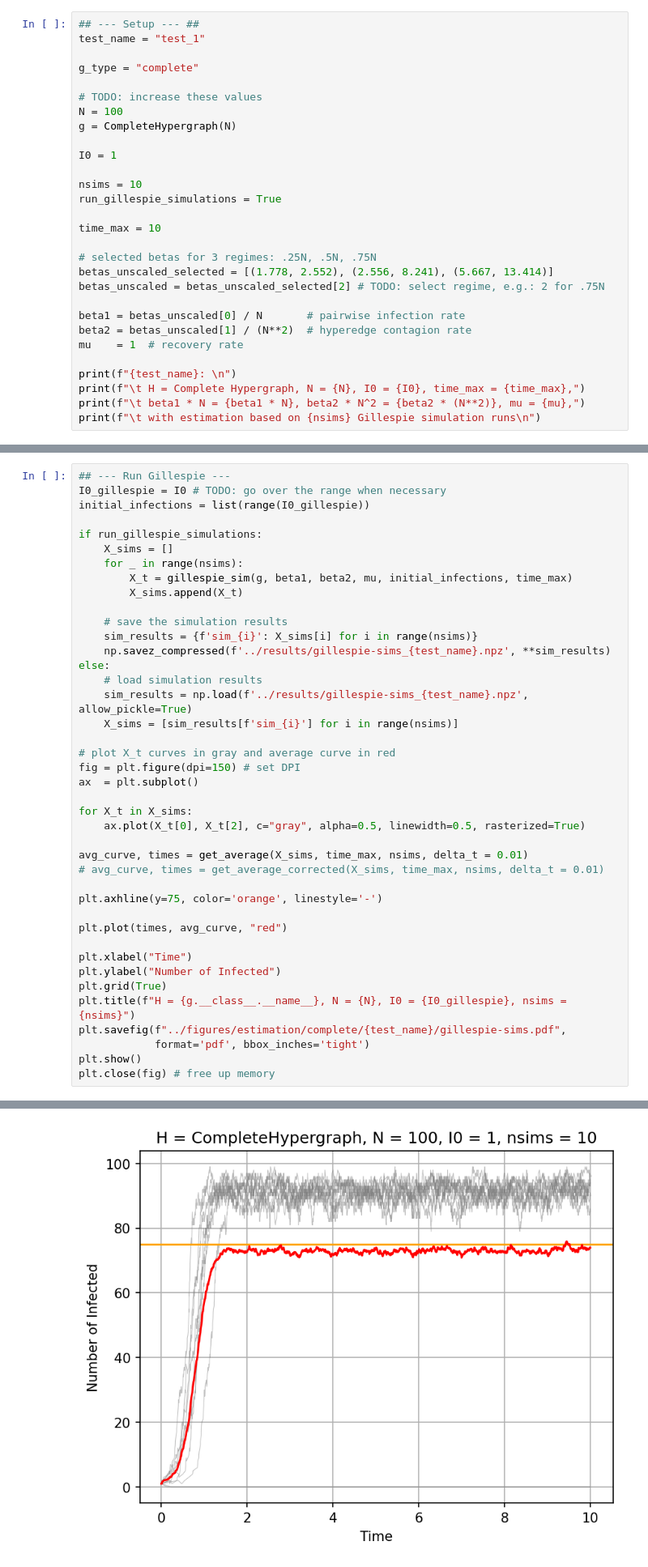
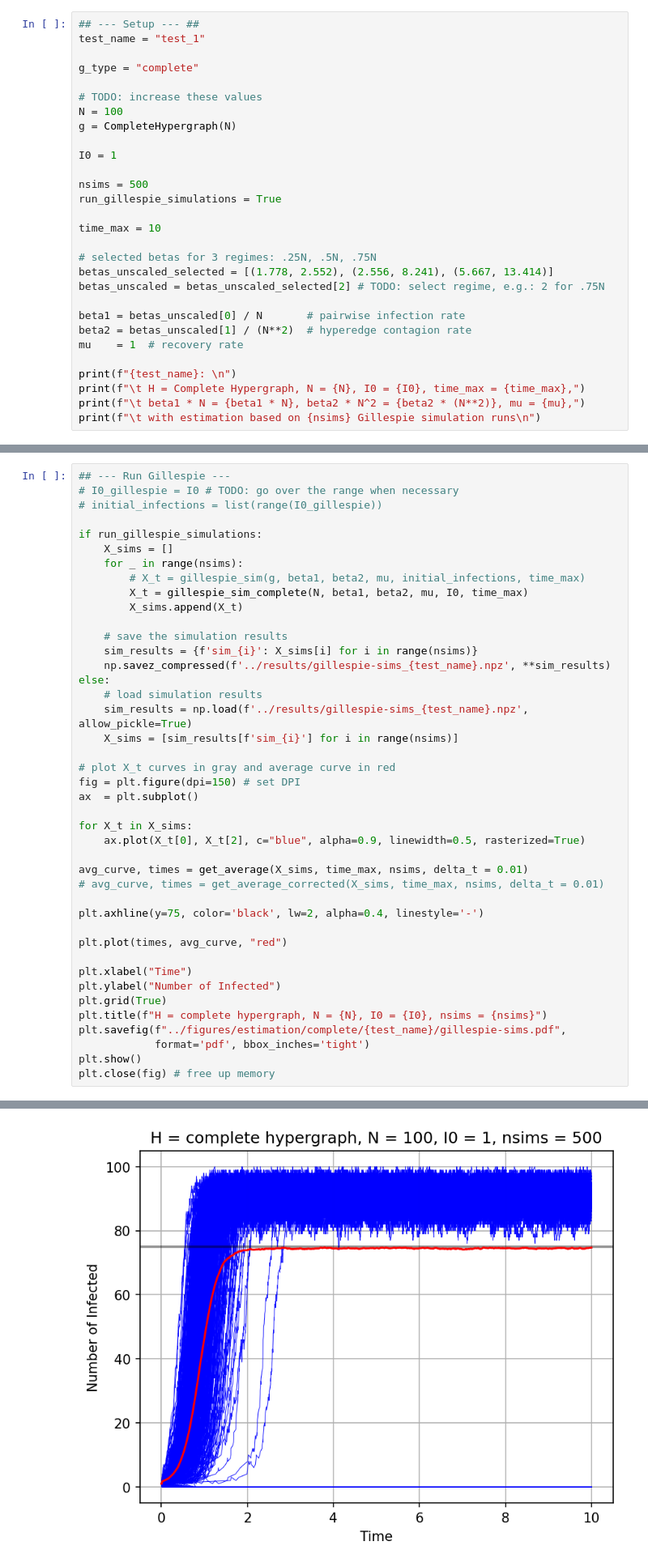
Before and after one commit to markolalovic/higher-order-contagion, a Jupyter notebook: notebooks/estimate-rates.ipynb, the cells around one changed output, grey strips where cells are left out. Shown at 81% size. Cells and saved outputs as stored; diff of their text form.

```diff
--- a/notebooks/estimate-rates.ipynb
+++ b/notebooks/estimate-rates.ipynb
@@ -34,7 +34,7 @@ g = CompleteHypergraph(N)
 
 I0 = 1
 
-nsims = 10
+nsims = 500
 run_gillespie_simulations = True
 
 time_max = 10
@@ -61,13 +61,14 @@ test_1:
 ## Run Gillespie
 # %%
 ## --- Run Gillespie ---
-I0_gillespie = I0 # TODO: go over the range when necessary
-initial_infections = list(range(I0_gillespie))
+# I0_gillespie = I0 # TODO: go over the range when necessary
+# initial_infections = list(range(I0_gillespie))
 
 if run_gillespie_simulations:
     X_sims = []
     for _ in range(nsims):
-        X_t = gillespie_sim(g, beta1, beta2, mu, initial_infections, time_max)
+        # X_t = gillespie_sim(g, beta1, beta2, mu, initial_infections, time_max)
+        X_t = gillespie_sim_complete(N, beta1, beta2, mu, I0, time_max)
         X_sims.append(X_t)
 
     # save the simulation results
@@ -83,19 +84,19 @@ fig = plt.figure(dpi=150) # set DPI
 ax  = plt.subplot()
 
 for X_t in X_sims:
-    ax.plot(X_t[0], X_t[2], c="gray", alpha=0.5, linewidth=0.5, rasterized=True)
+    ax.plot(X_t[0], X_t[2], c="blue", alpha=0.9, linewidth=0.5, rasterized=True)
 
 avg_curve, times = get_average(X_sims, time_max, nsims, delta_t = 0.01)
 # avg_curve, times = get_average_corrected(X_sims, time_max, nsims, delta_t = 0.01)
 
-plt.axhline(y=75, color='orange', linestyle='-')
+plt.axhline(y=75, color='black', lw=2, alpha=0.4, linestyle='-')
 
 plt.plot(times, avg_curve, "red")
 
 plt.xlabel("Time")
 plt.ylabel("Number of Infected")
 plt.grid(True)
-plt.title(f"H = {g.__class__.__name__}, N = {N}, I0 = {I0_gillespie}, nsims = {nsims}")
+plt.title(f"H = complete hypergraph, N = {N}, I0 = {I0}, nsims = {nsims}")
 plt.savefig(f"../figures/estimation/complete/{test_name}/gillespie-sims.pdf",
             format='pdf', bbox_inches='tight')
 plt.show()
@@ -116 +122 @@ exited while loop: time=10.014679080593732, time_to_event=0.017149892290566956
-[figure, old version]
+[figure, new version]
```
Also changed, not shown: parts of 10 cells of this notebook, 32 other files.
